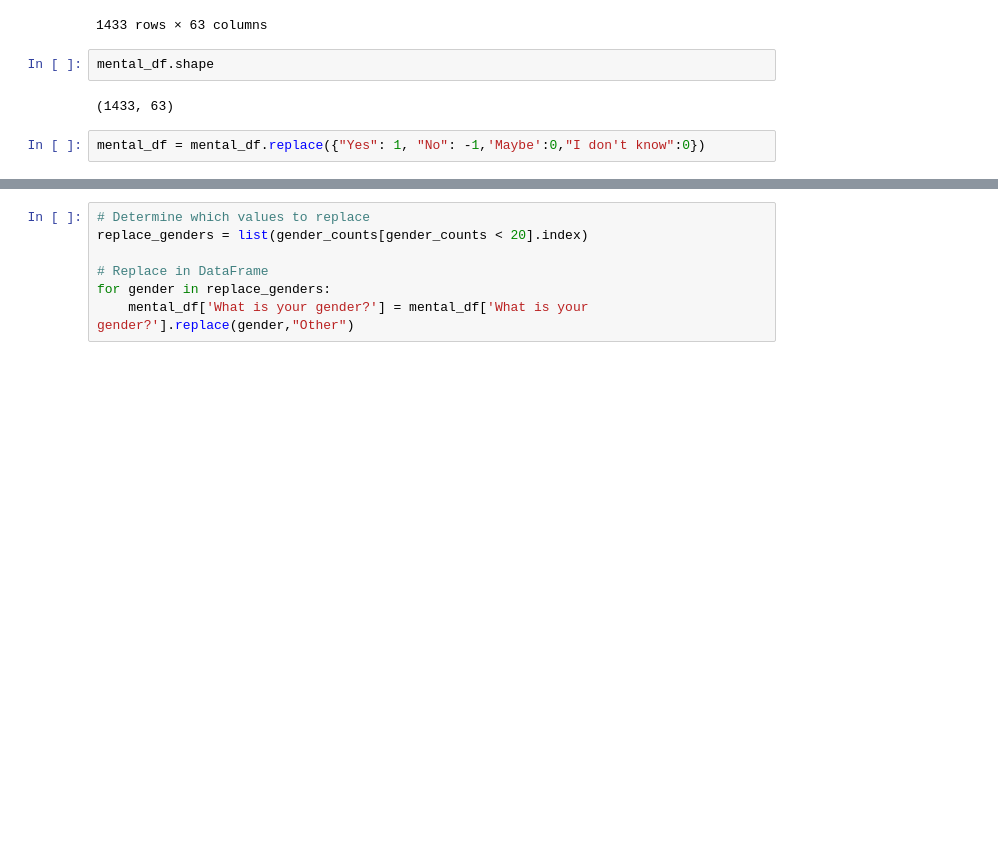
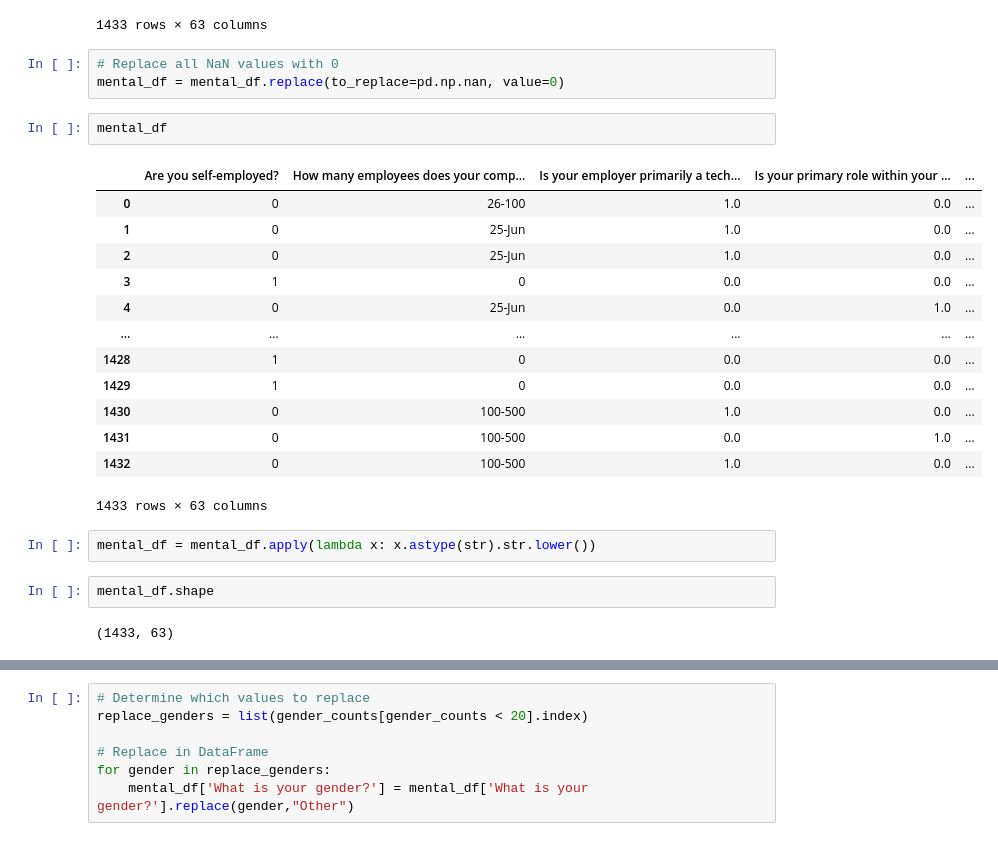
Before and after one commit to milostivyy/osmi_2016_tracking, a Jupyter notebook: notebooks/cleaned_dataset.ipynb, the cells around one changed output, grey strips where cells are left out. Drawn from its saved outputs; the diff is of its cells as text; blank space fills up the shorter version.

```diff
--- a/notebooks/cleaned_dataset.ipynb
+++ b/notebooks/cleaned_dataset.ipynb
@@ -25,12 +25,31 @@ mental_df
 | 1431 | 0 | 100-500 | 0.0 | 1.0 | ... |
 | 1432 | 0 | 100-500 | 1.0 | NaN | ... |
 1433 rows × 63 columns
+# %%
+# Replace all NaN values with 0
+mental_df = mental_df.replace(to_replace=pd.np.nan, value=0)
+# %%
+mental_df
+# %% [output]
+|  | Are you self-employed? | How many employees does your comp... | Is your employer primarily a tech... | Is your primary role within your ... | ... |
+| 0 | 0 | 26-100 | 1.0 | 0.0 | ... |
+| 1 | 0 | 25-Jun | 1.0 | 0.0 | ... |
+| 2 | 0 | 25-Jun | 1.0 | 0.0 | ... |
+| 3 | 1 | 0 | 0.0 | 0.0 | ... |
+| 4 | 0 | 25-Jun | 0.0 | 1.0 | ... |
+| ... | ... | ... | ... | ... | ... |
+| 1428 | 1 | 0 | 0.0 | 0.0 | ... |
+| 1429 | 1 | 0 | 0.0 | 0.0 | ... |
+| 1430 | 0 | 100-500 | 1.0 | 0.0 | ... |
+| 1431 | 0 | 100-500 | 0.0 | 1.0 | ... |
+| 1432 | 0 | 100-500 | 1.0 | 0.0 | ... |
+1433 rows × 63 columns
+# %%
+mental_df = mental_df.apply(lambda x: x.astype(str).str.lower())
 # %%
 mental_df.shape
 # %% [output]
 (1433, 63)
-# %%
-mental_df = mental_df.replace({"Yes": 1, "No": -1,'Maybe':0,"I don't know":0})
 # %%
 mental_df
 # %% [output]
```
Also changed, not shown: parts of 19 cells of this notebook, 11 other files.
